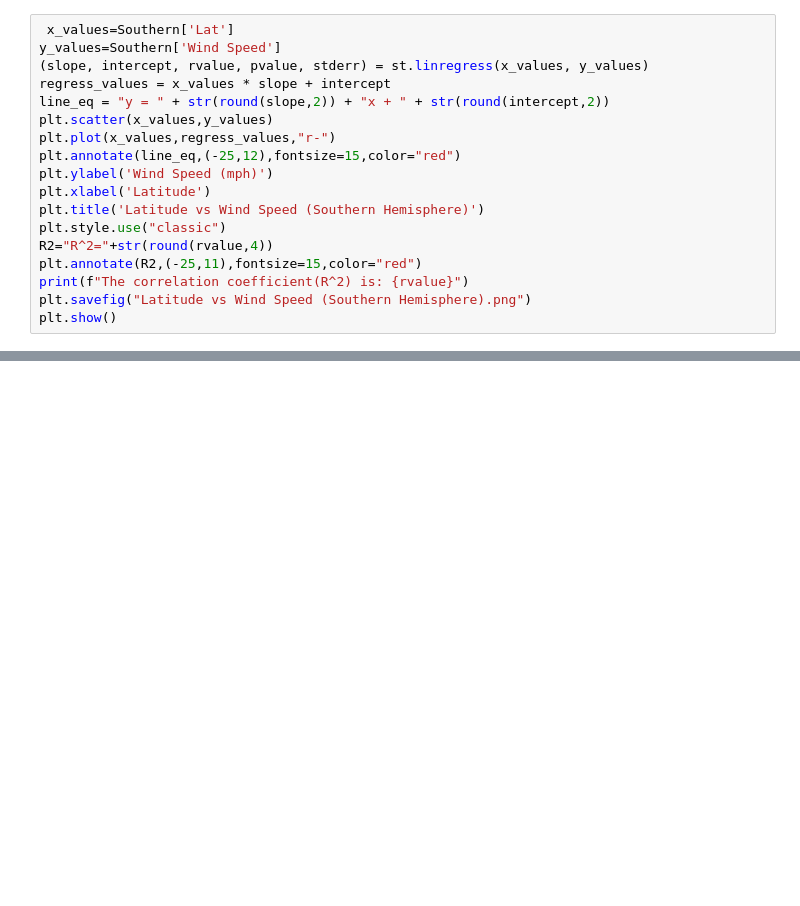
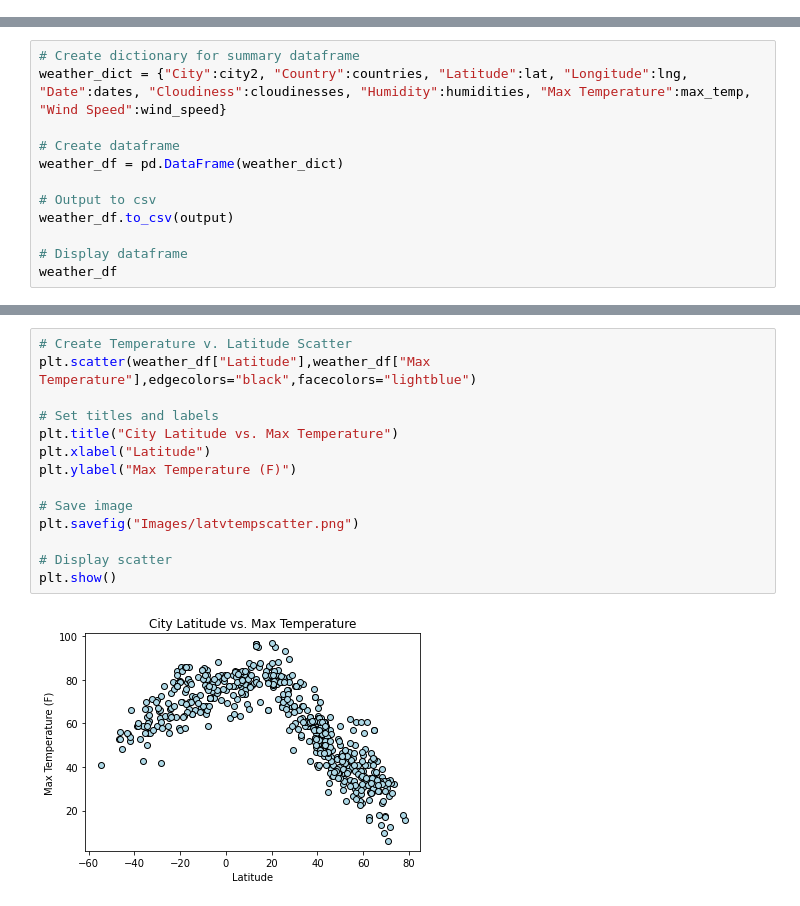
Before and after one commit to elysesulkey/python-api-challenge, a Jupyter notebook: WeatherPy/WeatherPy2.ipynb, the cells around one changed output, grey strips where cells are left out. Drawn from its saved outputs; the diff is of its cells as text; blank space fills up the shorter version.

```diff
--- a/WeatherPy/WeatherPy2.ipynb
+++ b/WeatherPy/WeatherPy2.ipynb
@@ -324,18 +0,0 @@ NameError: name 'Northern' is not defined
-# %%
- x_values=Southern['Lat']
-y_values=Southern['Wind Speed']
-(slope, intercept, rvalue, pvalue, stderr) = st.linregress(x_values, y_values)
-regress_values = x_values * slope + intercept
-line_eq = "y = " + str(round(slope,2)) + "x + " + str(round(intercept,2))
-plt.scatter(x_values,y_values)
-plt.plot(x_values,regress_values,"r-")
-plt.annotate(line_eq,(-25,12),fontsize=15,color="red")
-plt.ylabel('Wind Speed (mph)')
-plt.xlabel('Latitude')
-plt.title('Latitude vs Wind Speed (Southern Hemisphere)')
-plt.style.use("classic")
-R2="R^2="+str(round(rvalue,4))
-plt.annotate(R2,(-25,11),fontsize=15,color="red")
-print(f"The correlation coefficient(R^2) is: {rvalue}")
-plt.savefig("Latitude vs Wind Speed (Southern Hemisphere).png")
-plt.show()
@@ -343,0 +107,12 @@ NameError: name 'Southern' is not defined
+# %%
+# Create dictionary for summary dataframe
+weather_dict = {"City":city2, "Country":countries, "Latitude":lat, "Longitude":lng, "Date":dates, "Cloudiness":cloudinesses, "Humidity":humidities, "Max Temperature":max_temp, "Wind Speed":wind_speed}
+
+# Create dataframe
+weather_df = pd.DataFrame(weather_dict)
+
+# Output to csv
+weather_df.to_csv(output)
+
+# Display dataframe
+weather_df
@@ -343,0 +147,16 @@ NameError: name 'Southern' is not defined
+# %%
+# Create Temperature v. Latitude Scatter
+plt.scatter(weather_df["Latitude"],weather_df["Max Temperature"],edgecolors="black",facecolors="lightblue")
+
+# Set titles and labels
+plt.title("City Latitude vs. Max Temperature")
+plt.xlabel("Latitude")
+plt.ylabel("Max Temperature (F)")
+
+# Save image
+plt.savefig("Images/latvtempscatter.png")
+
+# Display scatter
+plt.show()
+# %% [output]
+[figure, added]
```
Also changed, not shown: parts of 41 cells of this notebook, 14 other files.
